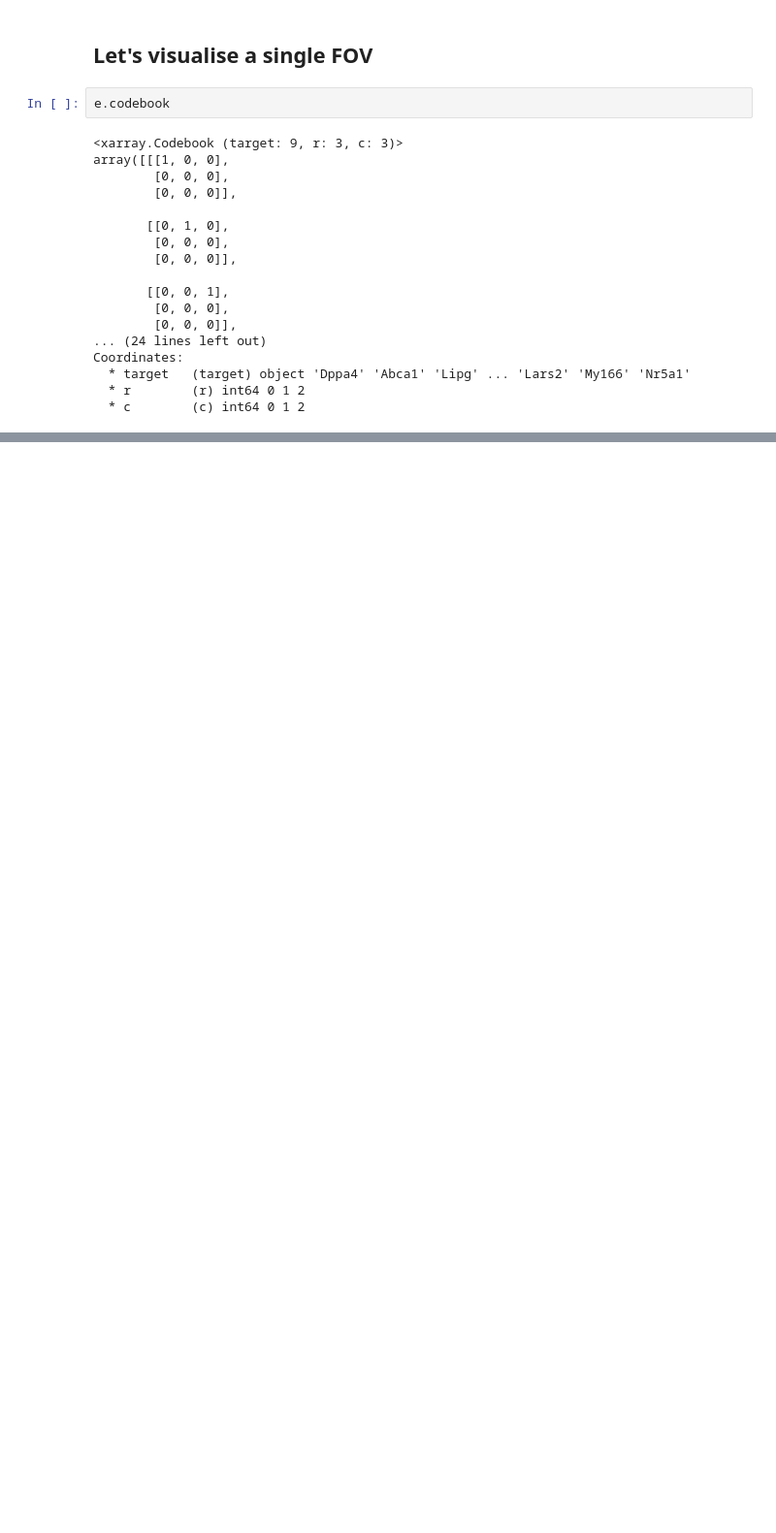
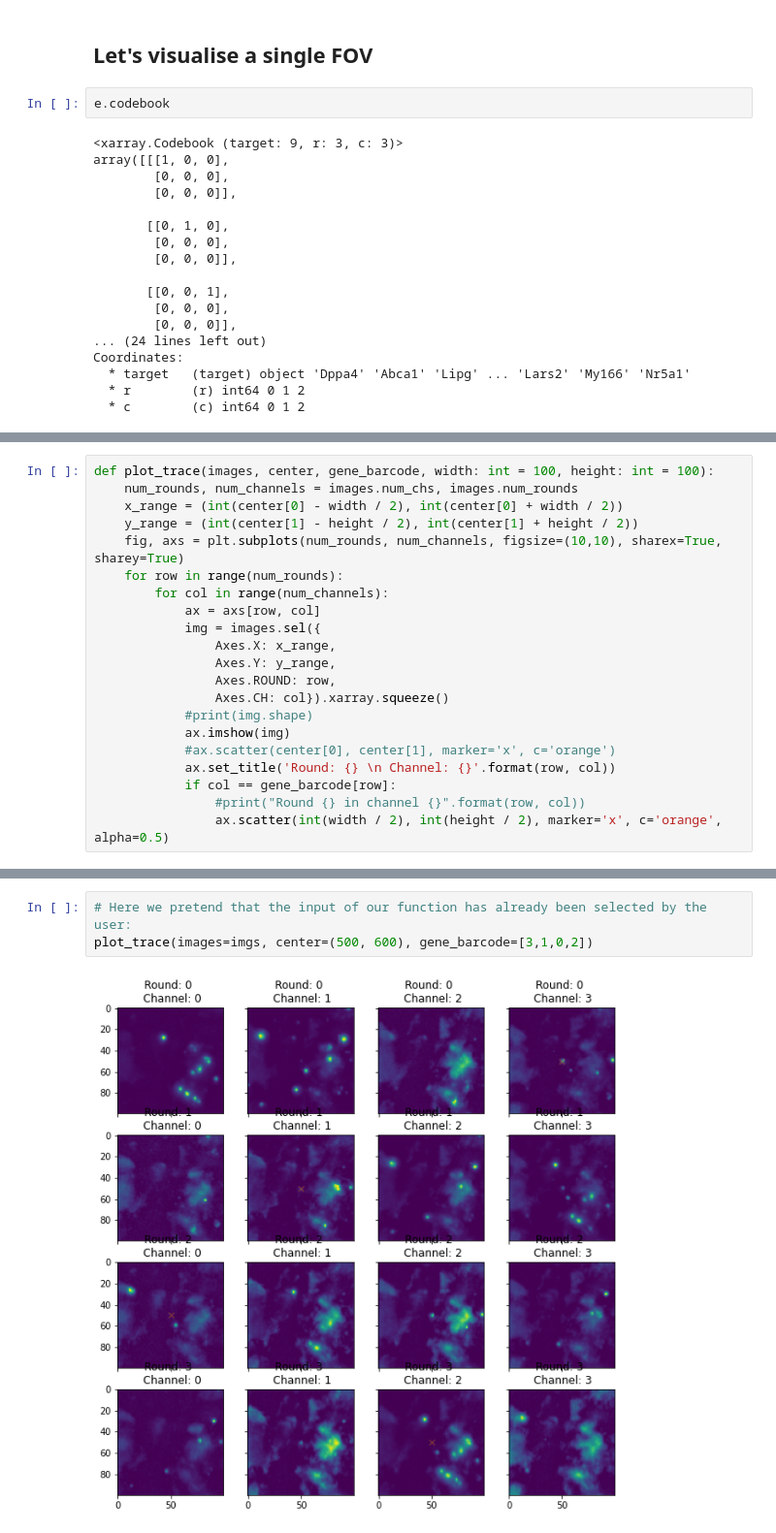
Before and after one commit to sebgoti/napari-spacetx-explorer, a Jupyter notebook: napari_spacetx_explorer/Visualising_StarFISH_napari.ipynb, the cells around one changed output, grey strips where cells are left out. Shown at 97% size. Cells and saved outputs as stored; diff of their text form; blank space fills up the shorter version.

```diff
--- a/napari_spacetx_explorer/Visualising_StarFISH_napari.ipynb
+++ b/napari_spacetx_explorer/Visualising_StarFISH_napari.ipynb
@@ -55,0 +161,21 @@ def view_gene_exp(
+# %%
+def plot_trace(images, center, gene_barcode, width: int = 100, height: int = 100):
+    num_rounds, num_channels = images.num_chs, images.num_rounds
+    x_range = (int(center[0] - width / 2), int(center[0] + width / 2))
+    y_range = (int(center[1] - height / 2), int(center[1] + height / 2))
+    fig, axs = plt.subplots(num_rounds, num_channels, figsize=(10,10), sharex=True, sharey=True)
+    for row in range(num_rounds):
+        for col in range(num_channels):
+            ax = axs[row, col]
+            img = images.sel({
+                Axes.X: x_range,
+                Axes.Y: y_range,
+                Axes.ROUND: row,
+                Axes.CH: col}).xarray.squeeze()
+            #print(img.shape)
+            ax.imshow(img)
+            #ax.scatter(center[0], center[1], marker='x', c='orange')
+            ax.set_title('Round: {} \n Channel: {}'.format(row, col))
+            if col == gene_barcode[row]:
+                #print("Round {} in channel {}".format(row, col))
+                ax.scatter(int(width / 2), int(height / 2), marker='x', c='orange', alpha=0.5)
@@ -55,0 +186,5 @@ def view_gene_exp(
+# %%
+# Here we pretend that the input of our function has already been selected by the user:
+plot_trace(images=imgs, center=(500, 600), gene_barcode=[3,1,0,2])
+# %% [output]
+[figure, added]
```
Also changed, not shown: parts of 25 cells of this notebook, 2 other files.
